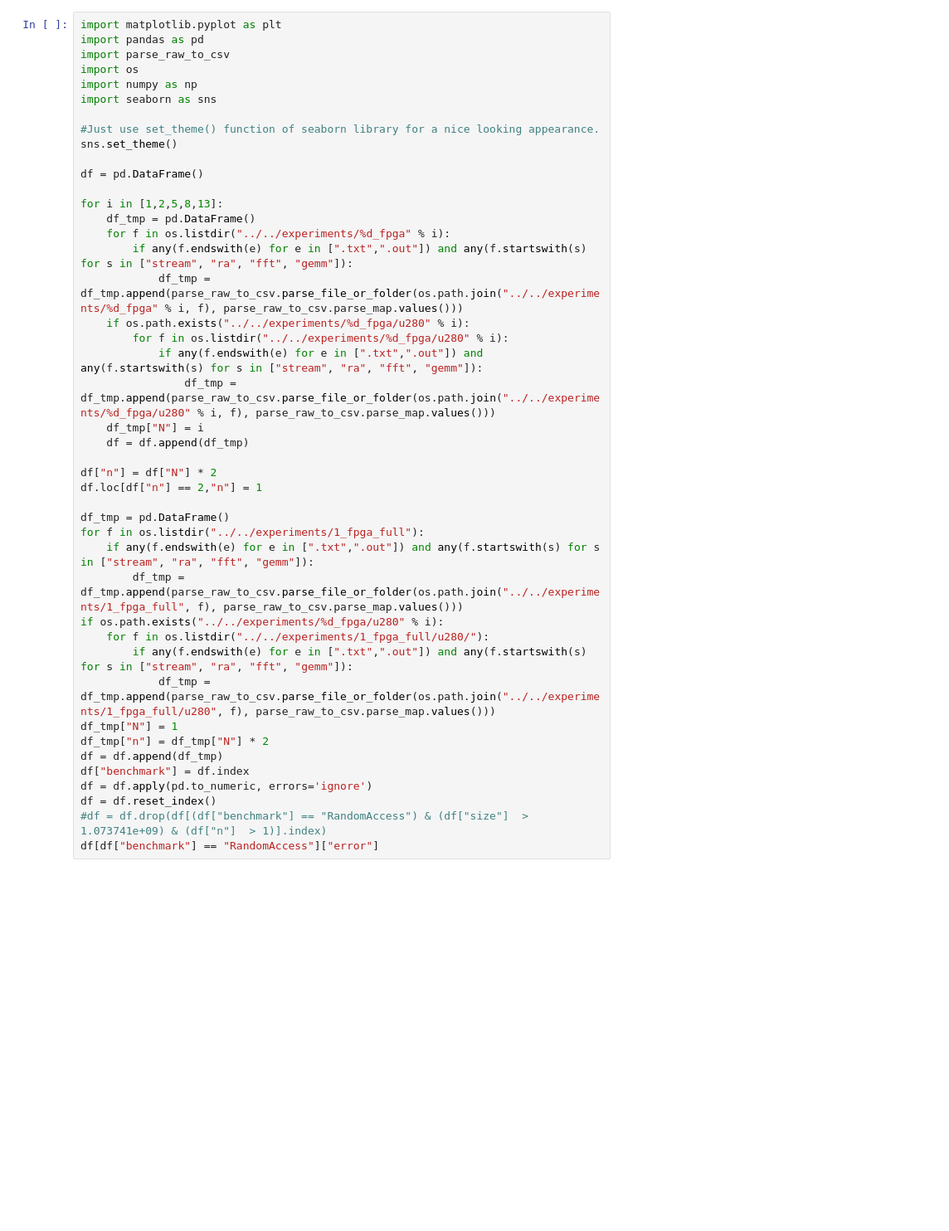
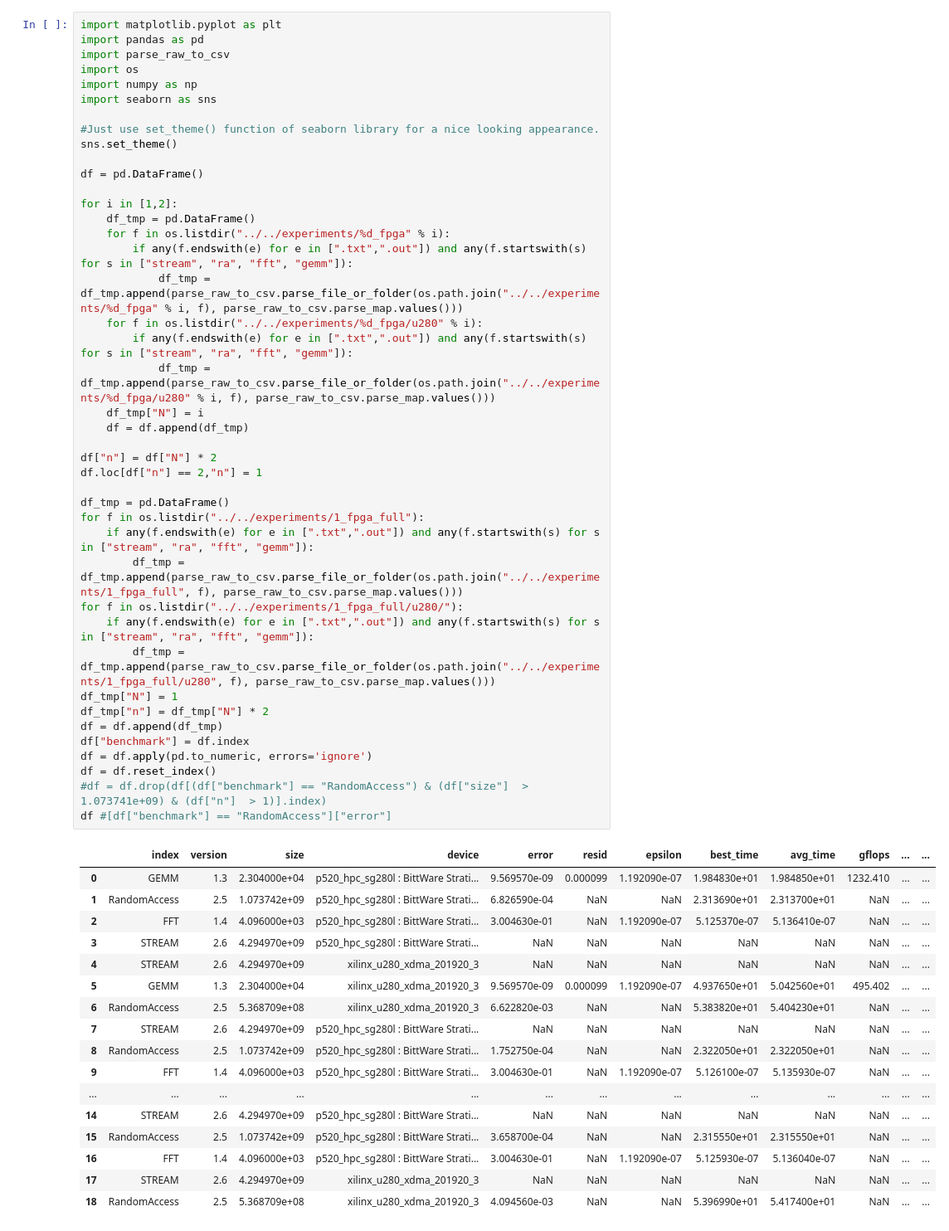
Before and after one commit to pc2/hpcc_fpga_eval_21, a Jupyter notebook: scripts/plots/basics.ipynb, the cells around one changed output. Shown at 83% size. Saved outputs shown, nothing was run; the diff lists cells and outputs as text; blank space fills up the shorter version.

```diff
--- a/scripts/plots/basics.ipynb
+++ b/scripts/plots/basics.ipynb
@@ -6,40 +6,55 @@ import os
 import numpy as np
 import seaborn as sns
 
 #Just use set_theme() function of seaborn library for a nice looking appearance.
 sns.set_theme()
 
 df = pd.DataFrame()
 
-for i in [1,2,5,8,13]:
+for i in [1,2]:
     df_tmp = pd.DataFrame()
     for f in os.listdir("../../experiments/%d_fpga" % i):
         if any(f.endswith(e) for e in [".txt",".out"]) and any(f.startswith(s) for s in ["stream", "ra", "fft", "gemm"]):
             df_tmp = df_tmp.append(parse_raw_to_csv.parse_file_or_folder(os.path.join("../../experiments/%d_fpga" % i, f), parse_raw_to_csv.parse_map.values()))
-    if os.path.exists("../../experiments/%d_fpga/u280" % i):
-        for f in os.listdir("../../experiments/%d_fpga/u280" % i):
-            if any(f.endswith(e) for e in [".txt",".out"]) and any(f.startswith(s) for s in ["stream", "ra", "fft", "gemm"]):
-                df_tmp = df_tmp.append(parse_raw_to_csv.parse_file_or_folder(os.path.join("../../experiments/%d_fpga/u280" % i, f), parse_raw_to_csv.parse_map.values()))
+    for f in os.listdir("../../experiments/%d_fpga/u280" % i):
+        if any(f.endswith(e) for e in [".txt",".out"]) and any(f.startswith(s) for s in ["stream", "ra", "fft", "gemm"]):
+            df_tmp = df_tmp.append(parse_raw_to_csv.parse_file_or_folder(os.path.join("../../experiments/%d_fpga/u280" % i, f), parse_raw_to_csv.parse_map.values()))
     df_tmp["N"] = i
     df = df.append(df_tmp)
 
 df["n"] = df["N"] * 2
 df.loc[df["n"] == 2,"n"] = 1
 
 df_tmp = pd.DataFrame()
 for f in os.listdir("../../experiments/1_fpga_full"):
     if any(f.endswith(e) for e in [".txt",".out"]) and any(f.startswith(s) for s in ["stream", "ra", "fft", "gemm"]):
         df_tmp = df_tmp.append(parse_raw_to_csv.parse_file_or_folder(os.path.join("../../experiments/1_fpga_full", f), parse_raw_to_csv.parse_map.values()))
-if os.path.exists("../../experiments/%d_fpga/u280" % i):
-    for f in os.listdir("../../experiments/1_fpga_full/u280/"):
-        if any(f.endswith(e) for e in [".txt",".out"]) and any(f.startswith(s) for s in ["stream", "ra", "fft", "gemm"]):
-            df_tmp = df_tmp.append(parse_raw_to_csv.parse_file_or_folder(os.path.join("../../experiments/1_fpga_full/u280", f), parse_raw_to_csv.parse_map.values()))
+for f in os.listdir("../../experiments/1_fpga_full/u280/"):
+    if any(f.endswith(e) for e in [".txt",".out"]) and any(f.startswith(s) for s in ["stream", "ra", "fft", "gemm"]):
+        df_tmp = df_tmp.append(parse_raw_to_csv.parse_file_or_folder(os.path.join("../../experiments/1_fpga_full/u280", f), parse_raw_to_csv.parse_map.values()))
 df_tmp["N"] = 1
 df_tmp["n"] = df_tmp["N"] * 2
 df = df.append(df_tmp)
 df["benchmark"] = df.index
 df = df.apply(pd.to_numeric, errors='ignore')
 df = df.reset_index()
 #df = df.drop(df[(df["benchmark"] == "RandomAccess") & (df["size"]  > 1.073741e+09) & (df["n"]  > 1)].index)
-df[df["benchmark"] == "RandomAccess"]["error"]
+df #[df["benchmark"] == "RandomAccess"]["error"]
 # %% [output]
+|  | index | version | size | device | error | resid | epsilon | best_time | avg_time | gflops | ... | ... |
+| 0 | GEMM | 1.3 | 2.304000e+04 | p520_hpc_sg280l : BittWare Strati... | 9.569570e-09 | 0.000099 | 1.192090e-07 | 1.984830e+01 | 1.984850e+01 | 1232.410 | ... | ... |
+| 1 | RandomAccess | 2.5 | 1.073742e+09 | p520_hpc_sg280l : BittWare Strati... | 6.826590e-04 | NaN | NaN | 2.313690e+01 | 2.313700e+01 | NaN | ... | ... |
+| 2 | FFT | 1.4 | 4.096000e+03 | p520_hpc_sg280l : BittWare Strati... | 3.004630e-01 | NaN | 1.192090e-07 | 5.125370e-07 | 5.136410e-07 | NaN | ... | ... |
+| 3 | STREAM | 2.6 | 4.294970e+09 | p520_hpc_sg280l : BittWare Strati... | NaN | NaN | NaN | NaN | NaN | NaN | ... | ... |
+| 4 | STREAM | 2.6 | 4.294970e+09 | xilinx_u280_xdma_201920_3 | NaN | NaN | NaN | NaN | NaN | NaN | ... | ... |
+| 5 | GEMM | 1.3 | 2.304000e+04 | xilinx_u280_xdma_201920_3 | 9.569570e-09 | 0.000099 | 1.192090e-07 | 4.937650e+01 | 5.042560e+01 | 495.402 | ... | ... |
+| 6 | RandomAccess | 2.5 | 5.368709e+08 | xilinx_u280_xdma_201920_3 | 6.622820e-03 | NaN | NaN | 5.383820e+01 | 5.404230e+01 | NaN | ... | ... |
+| 7 | STREAM | 2.6 | 4.294970e+09 | p520_hpc_sg280l : BittWare Strati... | NaN | NaN | NaN | NaN | NaN | NaN | ... | ... |
+| 8 | RandomAccess | 2.5 | 1.073742e+09 | p520_hpc_sg280l : BittWare Strati... | 1.752750e-04 | NaN | NaN | 2.322050e+01 | 2.322050e+01 | NaN | ... | ... |
+| 9 | FFT | 1.4 | 4.096000e+03 | p520_hpc_sg280l : BittWare Strati... | 3.004630e-01 | NaN | 1.192090e-07 | 5.126100e-07 | 5.135930e-07 | NaN | ... | ... |
+| ... | ... | ... | ... | ... | ... | ... | ... | ... | ... | ... | ... | ... |
+| 14 | STREAM | 2.6 | 4.294970e+09 | p520_hpc_sg280l : BittWare Strati... | NaN | NaN | NaN | NaN | NaN | NaN | ... | ... |
+| 15 | RandomAccess | 2.5 | 1.073742e+09 | p520_hpc_sg280l : BittWare Strati... | 3.658700e-04 | NaN | NaN | 2.315550e+01 | 2.315550e+01 | NaN | ... | ... |
+| 16 | FFT | 1.4 | 4.096000e+03 | p520_hpc_sg280l : BittWare Strati... | 3.004630e-01 | NaN | 1.192090e-07 | 5.125930e-07 | 5.136040e-07 | NaN | ... | ... |
+| 17 | STREAM | 2.6 | 4.294970e+09 | xilinx_u280_xdma_201920_3 | NaN | NaN | NaN | NaN | NaN | NaN | ... | ... |
+| 18 | RandomAccess | 2.5 | 5.368709e+08 | xilinx_u280_xdma_201920_3 | 4.094560e-03 | NaN | NaN | 5.396990e+01 | 5.417400e+01 | NaN | ... | ... |
```
Also changed, not shown: parts of 2 cells of this notebook, 2 other files.
